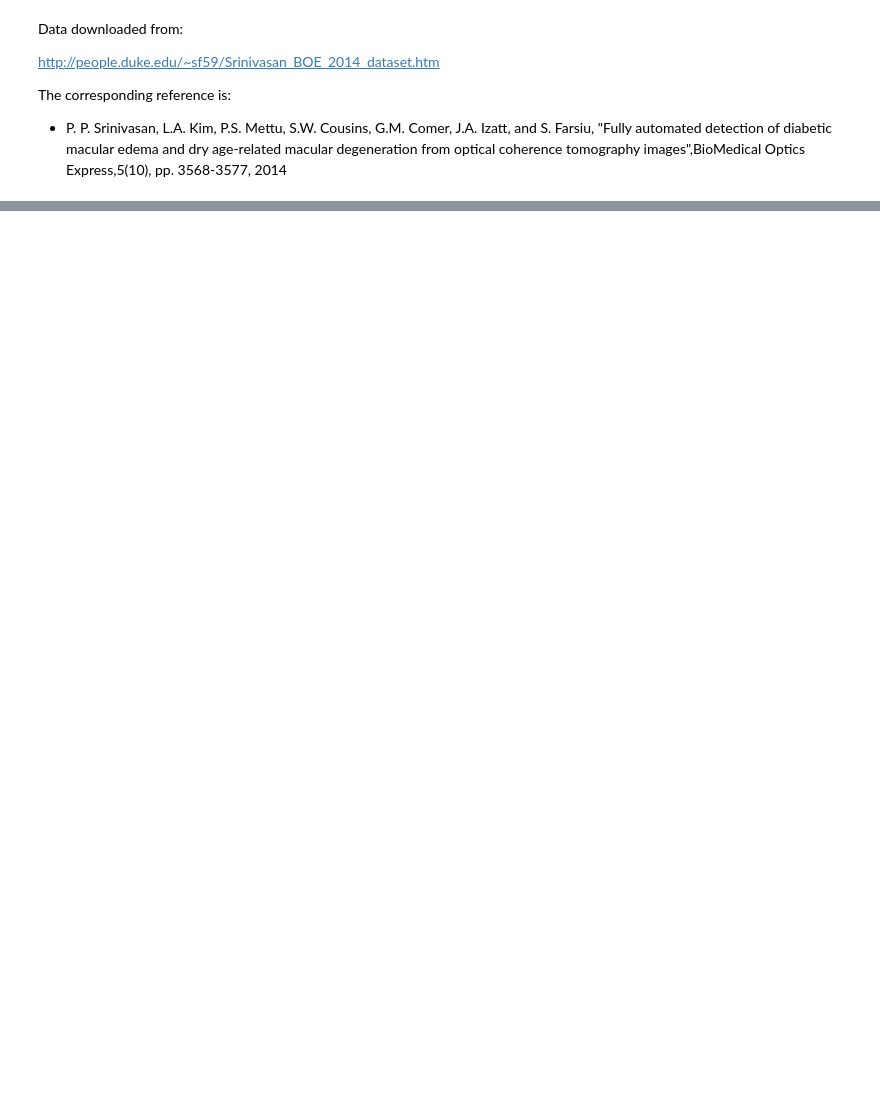
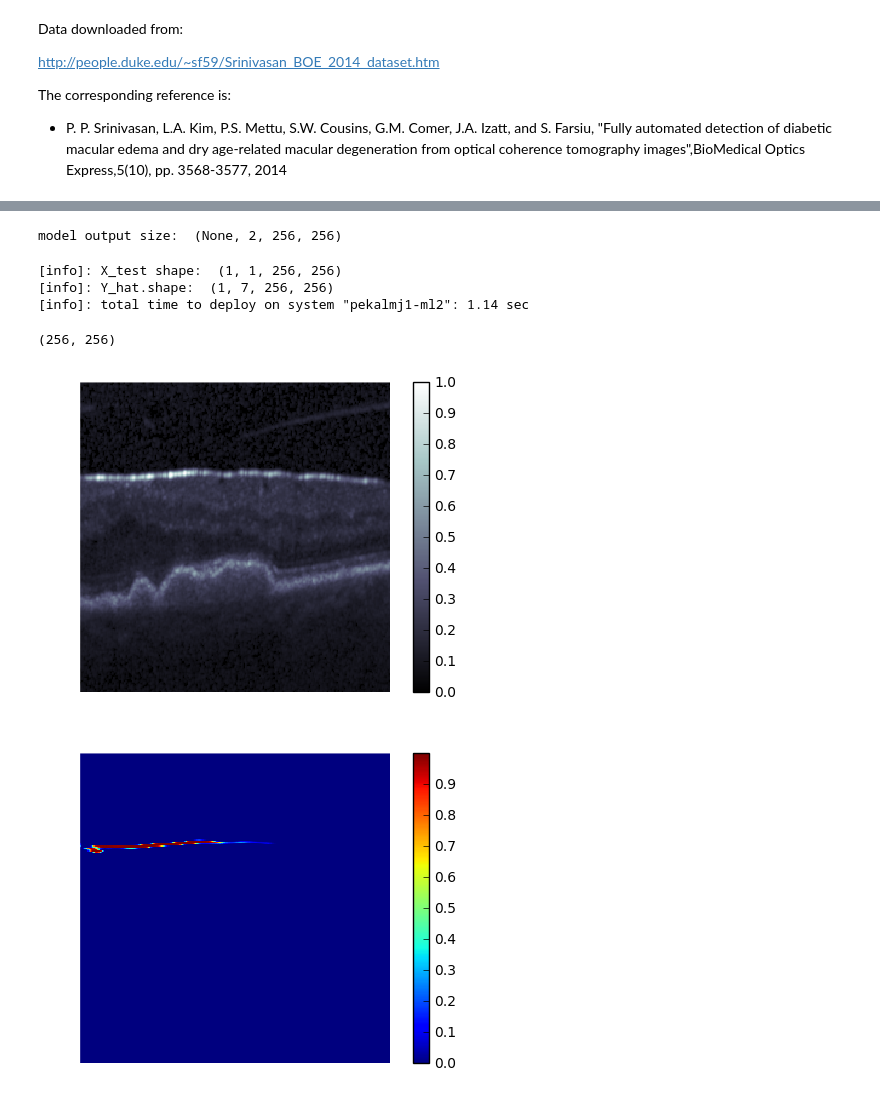
Before and after one commit to mjpekala/bio-segmentation-dense, a Jupyter notebook: Examples/OCT_Small/oct_duke.ipynb, the cells around one changed output, grey strips where cells are left out. Cells and saved outputs as stored; diff of their text form; code cells hidden in the pictures; blank space fills up the shorter version.

Commit message:
added a keras part

```diff
--- a/Examples/OCT_Small/oct_duke.ipynb
+++ b/Examples/OCT_Small/oct_duke.ipynb
@@ -35,0 +40,50 @@ image name: Publication_Dataset/AMD1/TIFFs/8bitTIFFs/023.tif
+# %%
+import keras
+
+sys.path.append('../..')
+import cnn_tools
+import data_tools
+
+weights_file = 'weights_epoch0019.hdf5'
+tile_size = (256,256)
+
+# load model
+model = cnn_tools.create_unet((1, tile_size[0], tile_size[1]))
+model.load_weights(weights_file)
+print('model output size: ', model.output_shape)
+# %% [output]
+model output size:  (None, 2, 256, 256)
+# %%
+tic = time.time()
+X = np.array(im)
+X = X[np.newaxis, np.newaxis, ...] / 255.
+
+[X_subset, _] = data_tools.random_crop((X,X), tile_size)
+print('[info]: X_test shape: ', X_subset.shape)
+
+Y_hat = cnn_tools.deploy_model(X_subset, model)
+print('[info]: Y_hat.shape: ', Y_hat.shape)
+print('[info]: total time to deploy on system "%s": %0.2f sec' % (gethostname(), (time.time() - tic)))
+# %% [output]
+[info]: X_test shape:  (1, 1, 256, 256)
+[info]: Y_hat.shape:  (1, 7, 256, 256)
+[info]: total time to deploy on system "pekalmj1-ml2": 1.14 sec
+# %%
+Y_hat_pos = Y_hat[0,1:,...]
+Y_hat_pos = np.max(Y_hat_pos,axis=0)
+print(Y_hat_pos.shape)
+
+plt.figure()
+plt.imshow(np.squeeze(X_subset), interpolation='none', cmap='bone')
+plt.colorbar()
+plt.axis('off')
+
+plt.figure()
+plt.imshow(Y_hat_pos, interpolation='none')
+plt.axis('off')
+plt.colorbar()
+plt.show()
+# %% [output]
+(256, 256)
+[figure, added]
+[figure, added]
```
Also changed, not shown: parts of 2 cells of this notebook.
